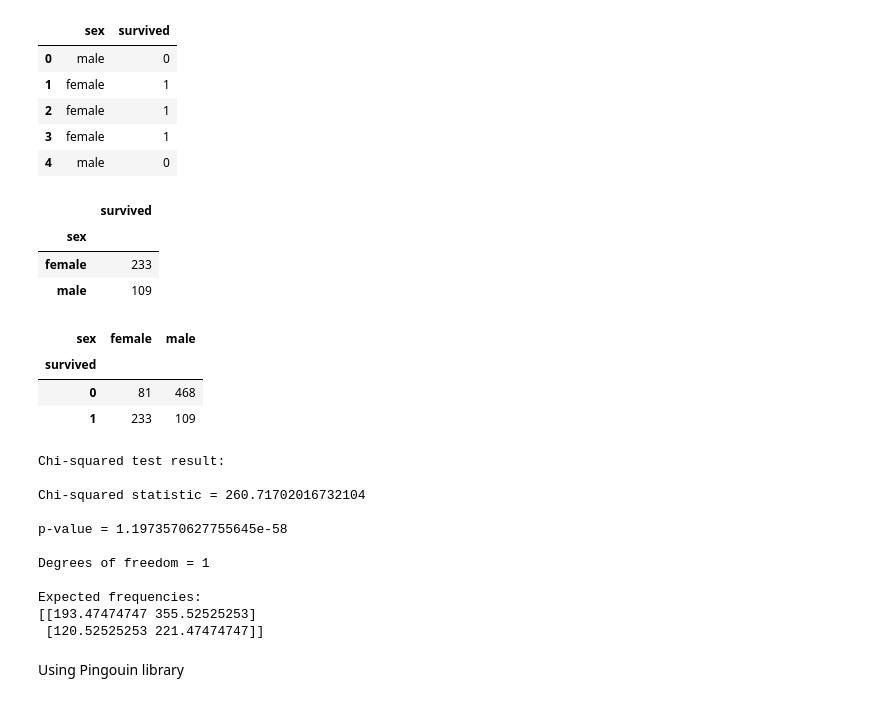
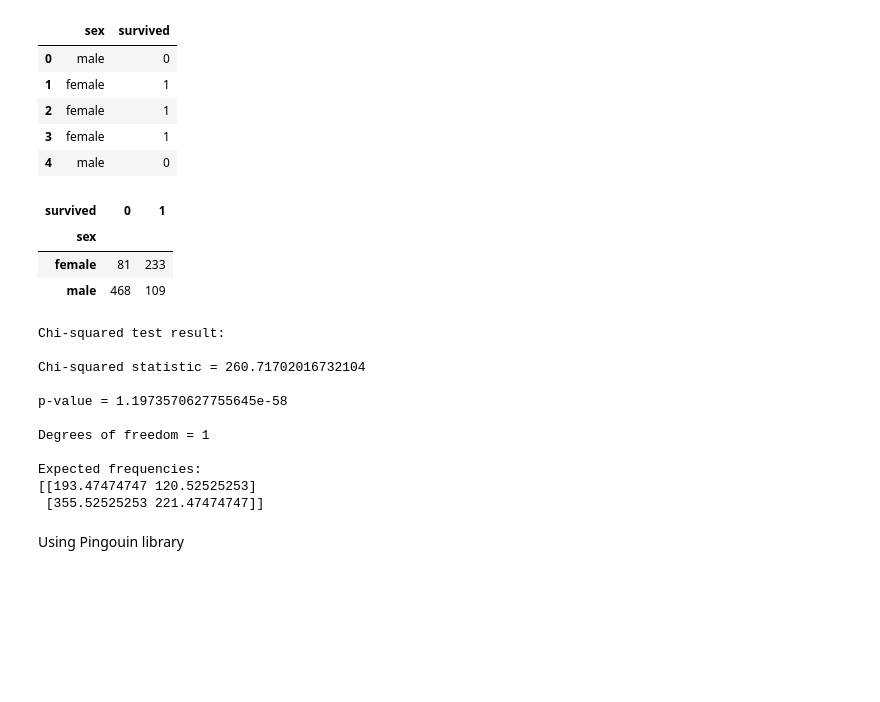
Before and after one commit to obeabi/Stats, a Jupyter notebook: Chi2_TestofIndependence.ipynb, the cells around one changed output. Saved outputs shown, nothing was run; the diff lists cells and outputs as text; code cells hidden in the pictures; blank space fills up the shorter version.

```diff
--- a/Chi2_TestofIndependence.ipynb
+++ b/Chi2_TestofIndependence.ipynb
@@ -220,23 +213,15 @@ df2.head()
 | 2 | female | 1 |
 | 3 | female | 1 |
 | 4 | male | 0 |
-# %%
-# summarize dataset by sex
-df2.groupby('sex').sum()
-# %% [output]
-|  | survived |
-| sex |  |
-| female | 233 |
-| male | 109 |
 # %%
 # Summarize using cross tab
-survival_counts = pd.crosstab(df2['survived'], df2['sex'])
+survival_counts = pd.crosstab(df2['sex'], df2['survived'])
 survival_counts
 # %% [output]
-| sex | female | male |
-| survived |  |  |
-| 0 | 81 | 468 |
-| 1 | 233 | 109 |
+| survived | 0 | 1 |
+| sex |  |  |
+| female | 81 | 233 |
+| male | 468 | 109 |
 # %%
 # perform a chi-squared test of independence
 chi2, pval, dof, exp_freq = chi2_contingency(survival_counts)
@@ -259,8 +244,8 @@ p-value = 1.1973570627755645e-58
 Degrees of freedom = 1
 
 Expected frequencies:
-[[193.47474747 355.52525253]
- [120.52525253 221.47474747]]
+[[193.47474747 120.52525253]
+ [355.52525253 221.47474747]]
 # %% [markdown]
 Using Pingouin library
 # %%
```
Also changed, not shown: parts of 8 cells of this notebook.
